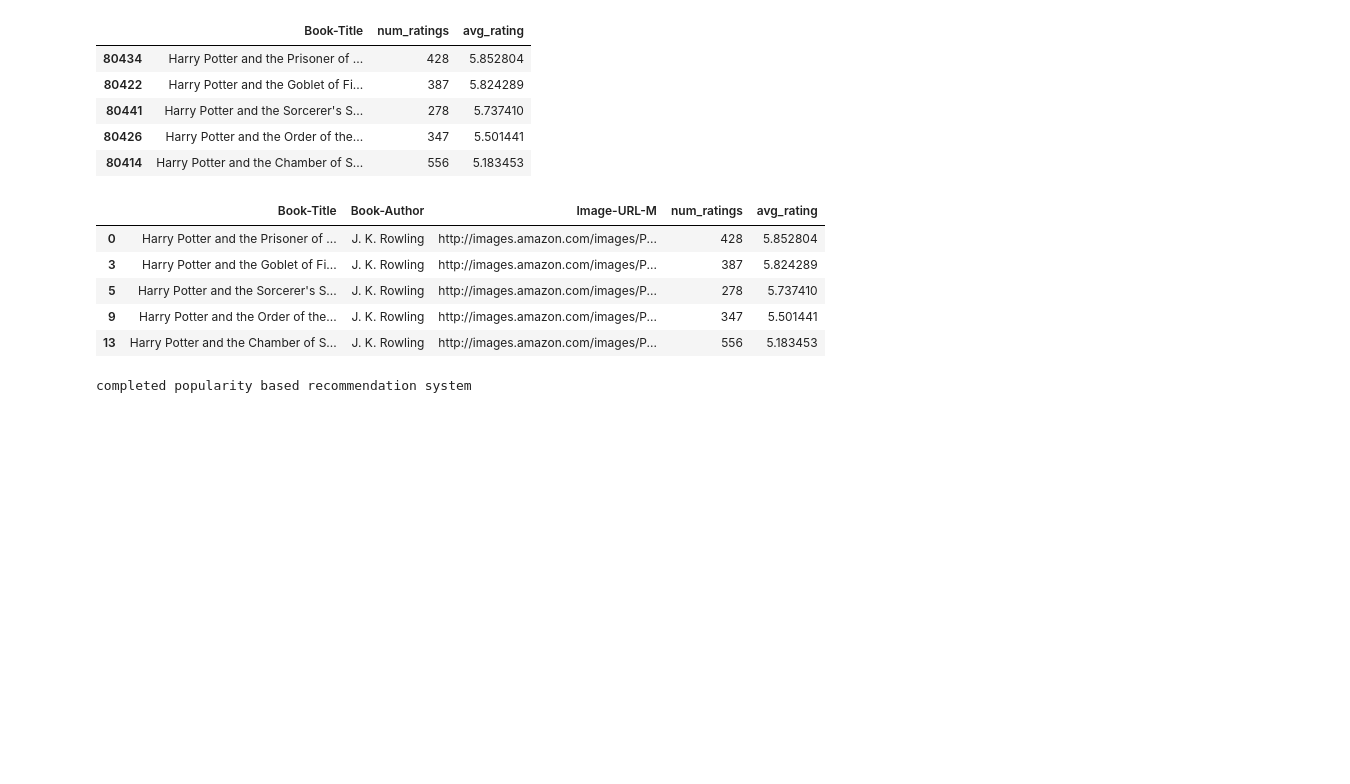
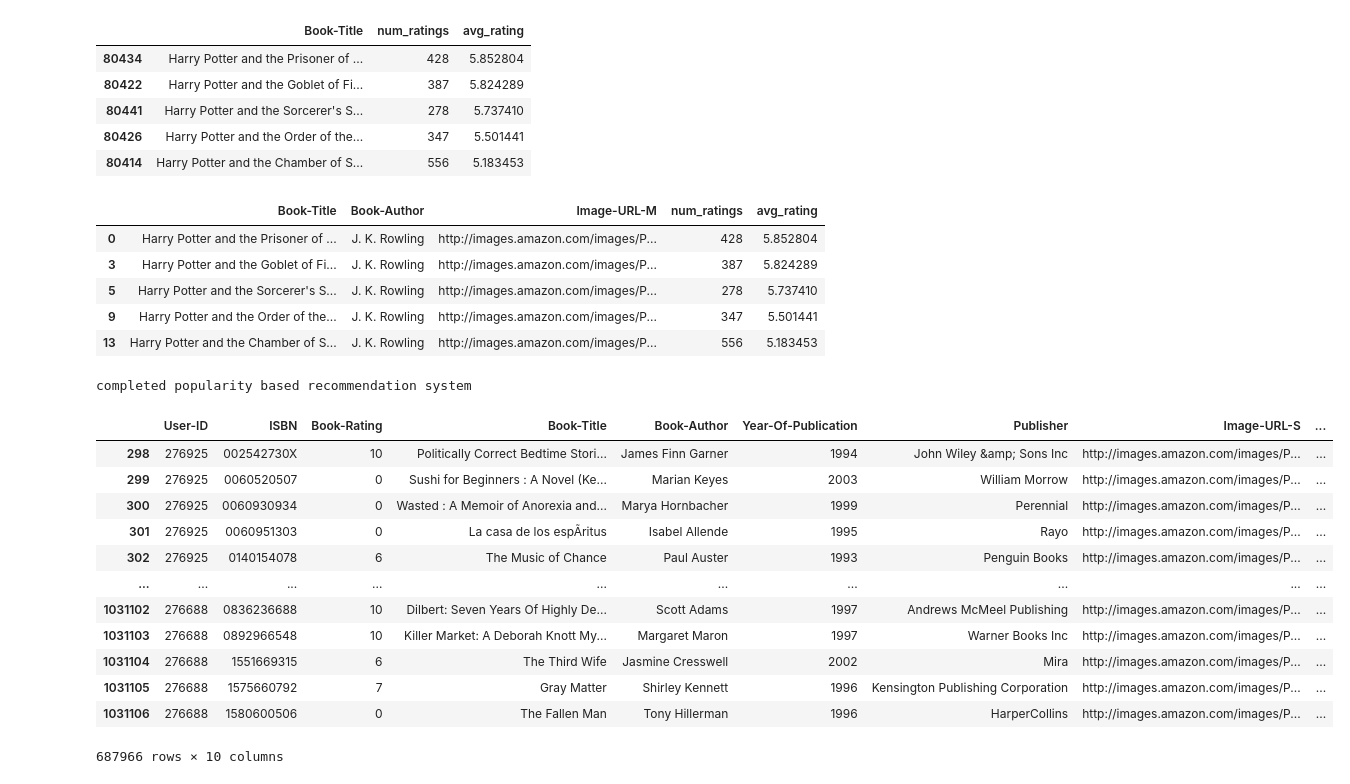
Before and after one commit to Chandan9877/book_recommendation_system, a Jupyter notebook: book_recommendation.ipynb, the cells around one changed output. Saved outputs shown, nothing was run; the diff lists cells and outputs as text; code cells hidden in the pictures; blank space fills up the shorter version.

```diff
--- a/book_recommendation.ipynb
+++ b/book_recommendation.ipynb
@@ -183,3 +183,25 @@ popular_df.head()
 print("completed popularity based recommendation system")
 # %% [output]
 completed popularity based recommendation system
+# %%
+x = ratings_with_name.groupby('User-ID').count()['Book-Rating'] > 50
+# %%
+educated_users = x[x].index
+# %%
+filtered_rating = ratings_with_name[ratings_with_name['User-ID'].isin(educated_users)]
+# %%
+filtered_rating
+# %% [output]
+|  | User-ID | ISBN | Book-Rating | Book-Title | Book-Author | Year-Of-Publication | Publisher | Image-URL-S | ... |
+| 298 | 276925 | 002542730X | 10 | Politically Correct Bedtime Stori... | James Finn Garner | 1994 | John Wiley &amp; Sons Inc | http://images.amazon.com/images/P... | ... |
+| 299 | 276925 | 0060520507 | 0 | Sushi for Beginners : A Novel (Ke... | Marian Keyes | 2003 | William Morrow | http://images.amazon.com/images/P... | ... |
+| 300 | 276925 | 0060930934 | 0 | Wasted : A Memoir of Anorexia and... | Marya Hornbacher | 1999 | Perennial | http://images.amazon.com/images/P... | ... |
+| 301 | 276925 | 0060951303 | 0 | La casa de los espÃ­ritus | Isabel Allende | 1995 | Rayo | http://images.amazon.com/images/P... | ... |
+| 302 | 276925 | 0140154078 | 6 | The Music of Chance | Paul Auster | 1993 | Penguin Books | http://images.amazon.com/images/P... | ... |
+| ... | ... | ... | ... | ... | ... | ... | ... | ... | ... |
+| 1031102 | 276688 | 0836236688 | 10 | Dilbert: Seven Years Of Highly De... | Scott Adams | 1997 | Andrews McMeel Publishing | http://images.amazon.com/images/P... | ... |
+| 1031103 | 276688 | 0892966548 | 10 | Killer Market: A Deborah Knott My... | Margaret Maron | 1997 | Warner Books Inc | http://images.amazon.com/images/P... | ... |
+| 1031104 | 276688 | 1551669315 | 6 | The Third Wife | Jasmine Cresswell | 2002 | Mira | http://images.amazon.com/images/P... | ... |
+| 1031105 | 276688 | 1575660792 | 7 | Gray Matter | Shirley Kennett | 1996 | Kensington Publishing Corporation | http://images.amazon.com/images/P... | ... |
+| 1031106 | 276688 | 1580600506 | 0 | The Fallen Man | Tony Hillerman | 1996 | HarperCollins | http://images.amazon.com/images/P... | ... |
+687966 rows × 10 columns
```
Also changed, not shown: parts of 9 cells of this notebook.
